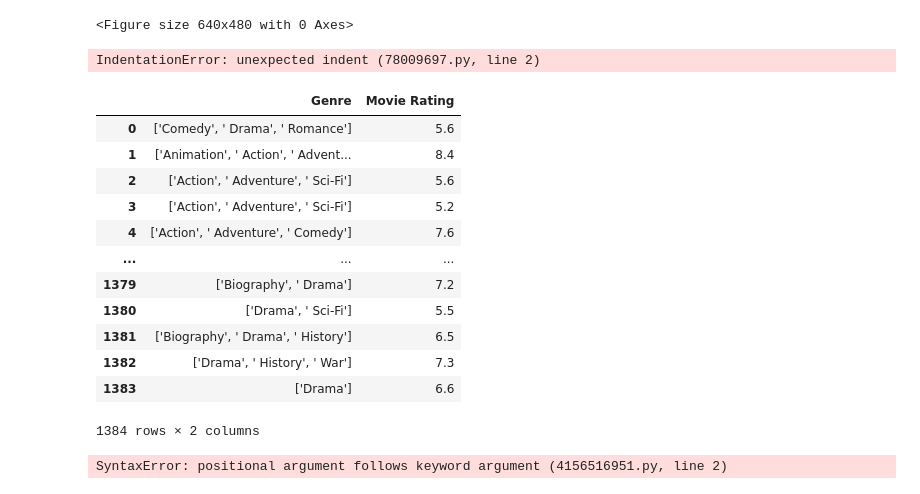
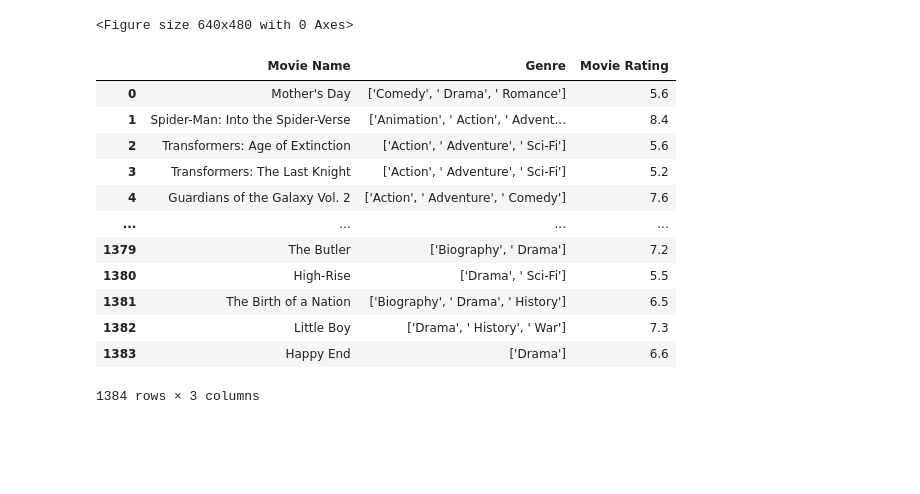
Before and after one commit to rackhamsauer/Project-1, a Jupyter notebook: Micheal playground.ipynb, the cells around one changed output. Drawn from its saved outputs; the diff is of its cells as text; code cells hidden in the pictures; blank space fills up the shorter version.

```diff
--- a/Micheal playground.ipynb
+++ b/Micheal playground.ipynb
@@ -43,33 +44,30 @@ plt.tight_layout()
 <Figure size 640x480 with 0 Axes>
 # %%
 # average_ratings_by_genre = pd.DataFrame(average_ratings_by_genre.plot(kind="scatter",
-                            marker="o", title = "Average Ratings by Genre")
+# marker="o", title = "Average Ratings by Genre")
-# %% [output]
-IndentationError: unexpected indent (78009697.py, line 2)
 # %%
 genre = filtered_df["Genre"]
 movie_rating = filtered_df["Movie Rating"]
-
-average_ratings_by_genre = pd.DataFrame({"Genre":genre, "Movie Rating":movie_rating})
+movie_name = filtered_df["Movie Name"]
+average_ratings_by_genre = pd.DataFrame({"Movie Name": movie_name, "Genre":genre, "Movie Rating":movie_rating}
+                                       )
 
 average_ratings_by_genre
 # %% [output]
-|  | Genre | Movie Rating |
-| 0 | ['Comedy', ' Drama', ' Romance'] | 5.6 |
-| 1 | ['Animation', ' Action', ' Advent... | 8.4 |
-| 2 | ['Action', ' Adventure', ' Sci-Fi'] | 5.6 |
-| 3 | ['Action', ' Adventure', ' Sci-Fi'] | 5.2 |
-| 4 | ['Action', ' Adventure', ' Comedy'] | 7.6 |
-| ... | ... | ... |
-| 1379 | ['Biography', ' Drama'] | 7.2 |
-| 1380 | ['Drama', ' Sci-Fi'] | 5.5 |
-| 1381 | ['Biography', ' Drama', ' History'] | 6.5 |
-| 1382 | ['Drama', ' History', ' War'] | 7.3 |
-| 1383 | ['Drama'] | 6.6 |
+|  | Movie Name | Genre | Movie Rating |
+| 0 | Mother's Day | ['Comedy', ' Drama', ' Romance'] | 5.6 |
+| 1 | Spider-Man: Into the Spider-Verse | ['Animation', ' Action', ' Advent... | 8.4 |
+| 2 | Transformers: Age of Extinction | ['Action', ' Adventure', ' Sci-Fi'] | 5.6 |
+| 3 | Transformers: The Last Knight | ['Action', ' Adventure', ' Sci-Fi'] | 5.2 |
+| 4 | Guardians of the Galaxy Vol. 2 | ['Action', ' Adventure', ' Comedy'] | 7.6 |
+| ... | ... | ... | ... |
+| 1379 | The Butler | ['Biography', ' Drama'] | 7.2 |
+| 1380 | High-Rise | ['Drama', ' Sci-Fi'] | 5.5 |
+| 1381 | The Birth of a Nation | ['Biography', ' Drama', ' History'] | 6.5 |
+| 1382 | Little Boy | ['Drama', ' History', ' War'] | 7.3 |
+| 1383 | Happy End | ['Drama'] | 6.6 |
-1384 rows × 2 columns
+1384 rows × 3 columns
 # %%
-average_ratings_by_genre.plot(kind="scatter", genre, movie_rating, x_label="genre", y_label="movie_rating",
-                            marker="o", title = "Average Ratings by Genre")
-plt.show()
+# average_ratings_by_genre.plot(kind="scatter", genre, movie_rating, title = "Average Ratings by Genre",
+#                               x_label="genre",y_label="movie_rating", marker="o")
+# plt.show()
-# %% [output]
-SyntaxError: positional argument follows keyword argument (4156516951.py, line 2)
```
Also changed, not shown: parts of 15 cells of this notebook.
